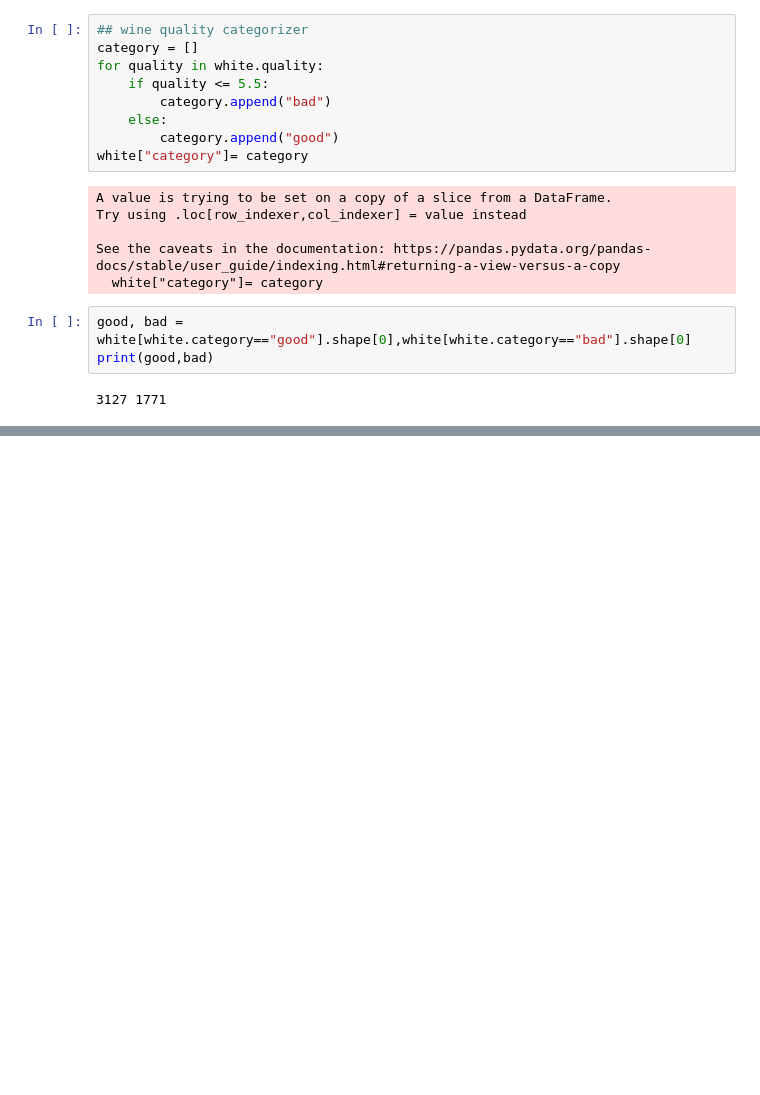
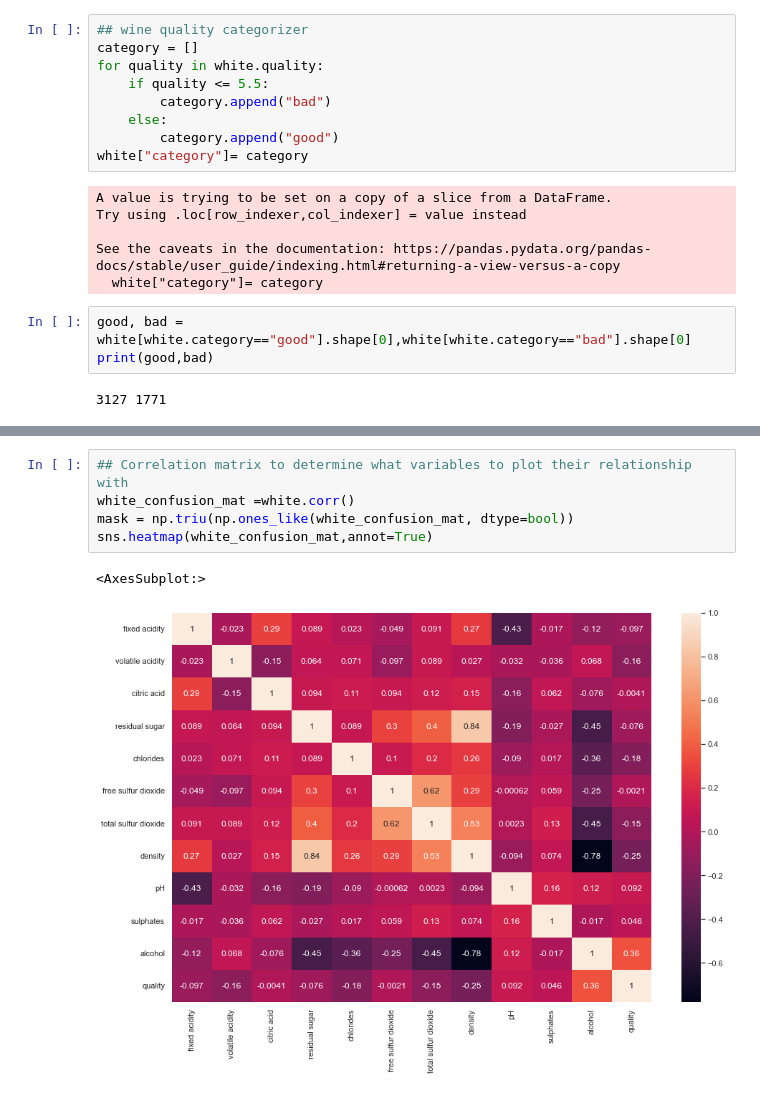
Before and after one commit to Alvin-igobwa/Wine_Analytics, a Jupyter notebook: analysis.ipynb, the cells around one changed output, grey strips where cells are left out. Saved outputs shown, nothing was run; the diff lists cells and outputs as text; blank space fills up the shorter version.

```diff
--- a/analysis.ipynb
+++ b/analysis.ipynb
@@ -79 +79,9 @@ for col in white[white.category=="good"][['fixed acidity', 'volatile acidity', '
 ... (10 outputs left out)
+# %%
+## Correlation matrix to determine what variables to plot their relationship with
+white_confusion_mat =white.corr()
+mask = np.triu(np.ones_like(white_confusion_mat, dtype=bool))
+sns.heatmap(white_confusion_mat,annot=True)
+# %% [output]
+<AxesSubplot:>
+[figure, added]
```
Also changed, not shown: parts of 1 cell of this notebook.
